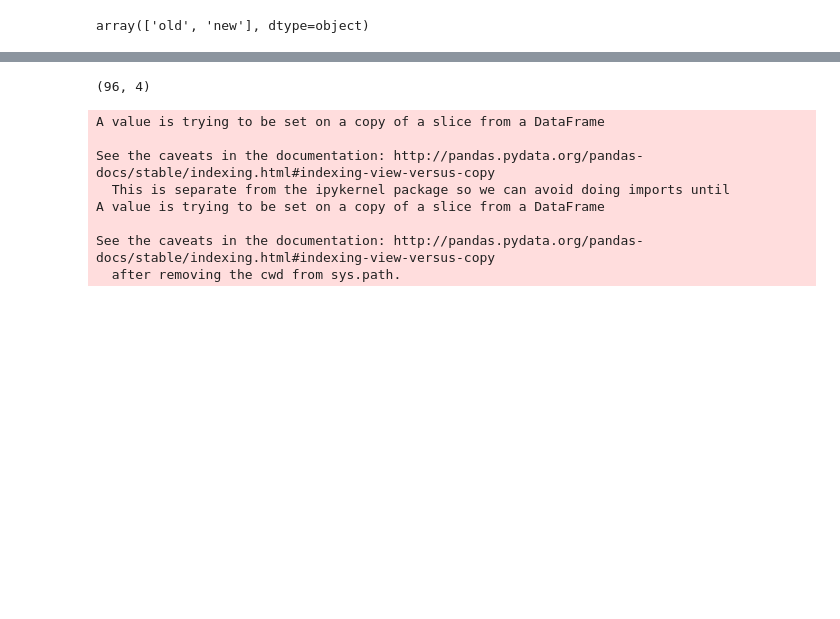
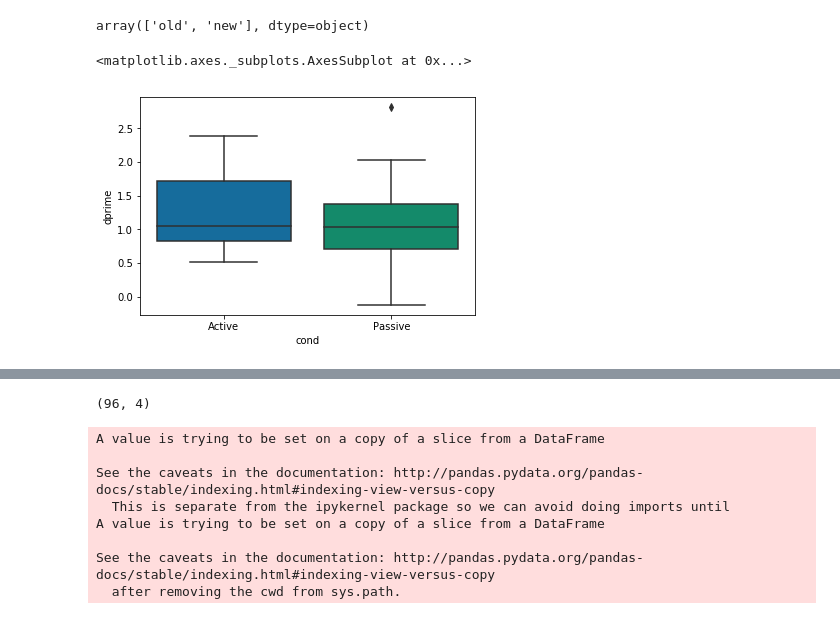
Before and after one commit to donnajobridge/data_visualizations, a Jupyter notebook: rencode/rencode_visualizations.ipynb, the cells around one changed output, grey strips where cells are left out. Drawn from its saved outputs; the diff is of its cells as text; code cells hidden in the pictures; blank space fills up the shorter version.

```diff
--- a/rencode/rencode_visualizations.ipynb
+++ b/rencode/rencode_visualizations.ipynb
@@ -28,2 +29,35 @@ rencode['cond']=rencode['cond'].map({'active':0, 'passive':1})
 rencode['accuracy']=rencode['old/new']==rencode['recog_answer']
 rencode['accuracy']=rencode['accuracy'].map({False:0, True:1})
+# %%
+# collapsed across context & confidence
+type_dict = {0:'hit', 1:'fa'}
+cond_dict = {'active':'Active', 'passive':'Passive'}
+props_list = []
+for row, ldf in rencode.groupby(by=['sub', 'cond', 'old/new']):
+    sub, cond, old_new = row
+    count = ldf['accuracy'].count()
+    prop_correct = ldf['accuracy'].sum()/count
+    if old_new == 1:
+        prop_correct = 1-prop_correct
+
+    sub_dict = {'sub':sub, 'cond':cond_dict[cond], 'trialtype':type_dict[old_new], 'prop':prop_correct, 'count':count}
+    props_list.append(sub_dict)
+propsdf = pd.DataFrame(props_list)
+
+for ind, row in propsdf.iterrows():
+    halfprop = .5/row['count']
+    if row['prop'] == 1:
+        print(row)
+        propsdf.loc[ind,'adjusted_prop'] = 1-halfprop
+    elif row['prop'] == 0:
+        propsdf.loc[ind,'adjusted_prop'] = halfprop
+    else: propsdf.loc[ind,'adjusted_prop'] = row['prop']
+
+dprimedf = propsdf.pivot_table(index=['sub','cond'],
+                          columns='trialtype')['adjusted_prop'].reset_index()
+dprimedf['dprime'] = Z(dprimedf['hit']) - Z(dprimedf['fa'])
+# %%
+sns.boxplot(x='cond', y='dprime', data=dprimedf, palette='colorblind')
+# %% [output]
+<matplotlib.axes._subplots.AxesSubplot at 0x...>
+[figure, added]
```
Also changed, not shown: parts of 12 cells of this notebook, 41 other files.
